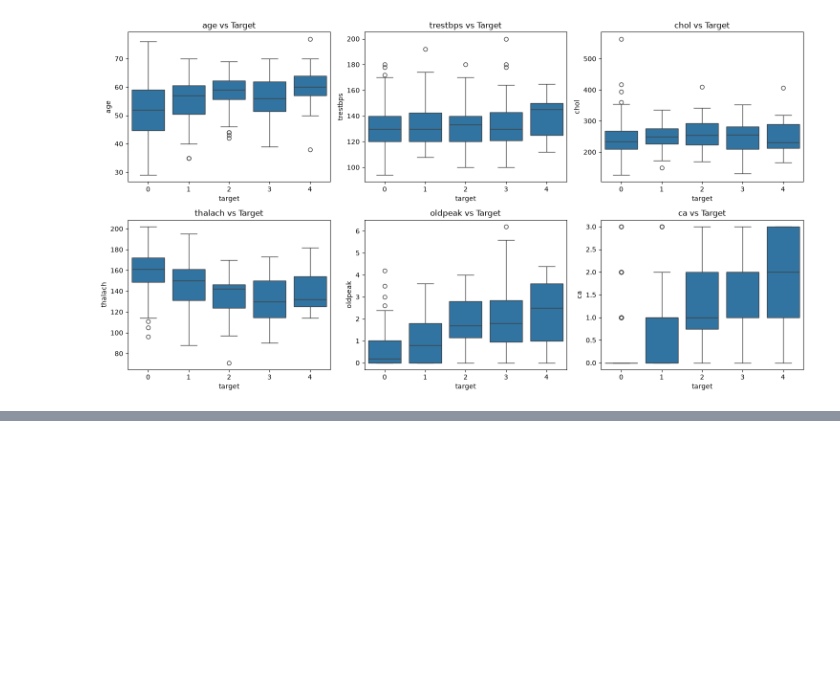
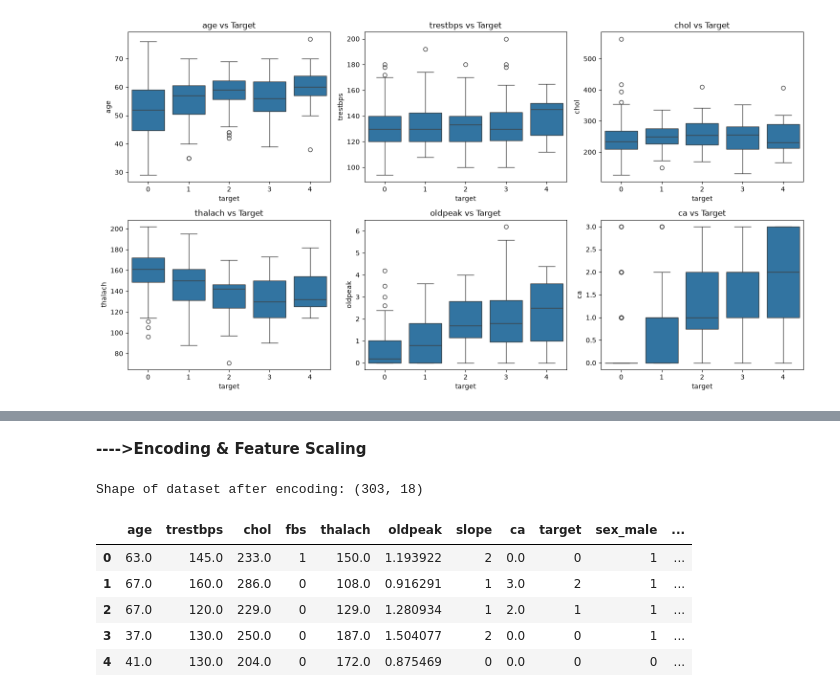
Before and after one commit to zelkadiri603-lang/CodeAlpha_DiseasePrediction, a Jupyter notebook: notebooks/01_data_exploration.ipynb, the cells around one changed output, grey strips where cells are left out. Cells and saved outputs as stored; diff of their text form; code cells hidden in the pictures; blank space fills up the shorter version.

```diff
--- a/notebooks/01_data_exploration.ipynb
+++ b/notebooks/01_data_exploration.ipynb
@@ -226,0 +326,15 @@ plt.show()
+# %%
+numeric_cols = ['trestbps', 'chol', 'oldpeak']
+
+for col in numeric_cols:
+    Q1 = df[col].quantile(0.25)
+    Q3 = df[col].quantile(0.75)
+    IQR = Q3 - Q1
+    upper_bound = Q3 + 1.5 * IQR
+    lower_bound = Q1 - 1.5 * IQR
+
+    # (Clipping)
+    df[col] = df[col].clip(lower=lower_bound, upper=upper_bound)
+
+print("=== Skewness After Outlier Capping ===")
+print(df[['age', 'trestbps', 'chol', 'thalach', 'oldpeak']].skew())
@@ -226,0 +372,8 @@ plt.show()
+# %%
+import numpy as np
+
+#oldpeak
+df['oldpeak'] = np.log1p(df['oldpeak'])
+
+print("=== Final Skewness Values After Log Transformation ===")
+print(df[['age', 'trestbps', 'chol', 'thalach', 'oldpeak']].skew())
@@ -226,0 +388,25 @@ plt.show()
+# %% [markdown]
+**---->Encoding & Feature Scaling**
+# %%
+# 1. Ordinal Encoding
+slope_mapping = {'upsloping': 0, 'flat': 1, 'downsloping': 2}
+fbs_mapping = {'normal': 0, 'high': 1}
+
+df['slope'] = df['slope'].map(slope_mapping)
+df['fbs'] = df['fbs'].map(fbs_mapping)
+
+# 2. One-Hot Encoding
+nominal_cols = ['sex', 'cp', 'restecg', 'exang', 'thal']
+df = pd.get_dummies(df, columns=nominal_cols, drop_first=True, dtype=int)
+
+
+print(f"Shape of dataset after encoding: {df.shape}")
+df.head()
+# %% [output]
+Shape of dataset after encoding: (303, 18)
+|  | age | trestbps | chol | fbs | thalach | oldpeak | slope | ca | target | sex_male | ... |
+| 0 | 63.0 | 145.0 | 233.0 | 1 | 150.0 | 1.193922 | 2 | 0.0 | 0 | 1 | ... |
+| 1 | 67.0 | 160.0 | 286.0 | 0 | 108.0 | 0.916291 | 1 | 3.0 | 2 | 1 | ... |
+| 2 | 67.0 | 120.0 | 229.0 | 0 | 129.0 | 1.280934 | 1 | 2.0 | 1 | 1 | ... |
+| 3 | 37.0 | 130.0 | 250.0 | 0 | 187.0 | 1.504077 | 2 | 0.0 | 0 | 1 | ... |
+| 4 | 41.0 | 130.0 | 204.0 | 0 | 172.0 | 0.875469 | 0 | 0.0 | 0 | 0 | ... |
```
Also changed, not shown: parts of 20 cells of this notebook.
